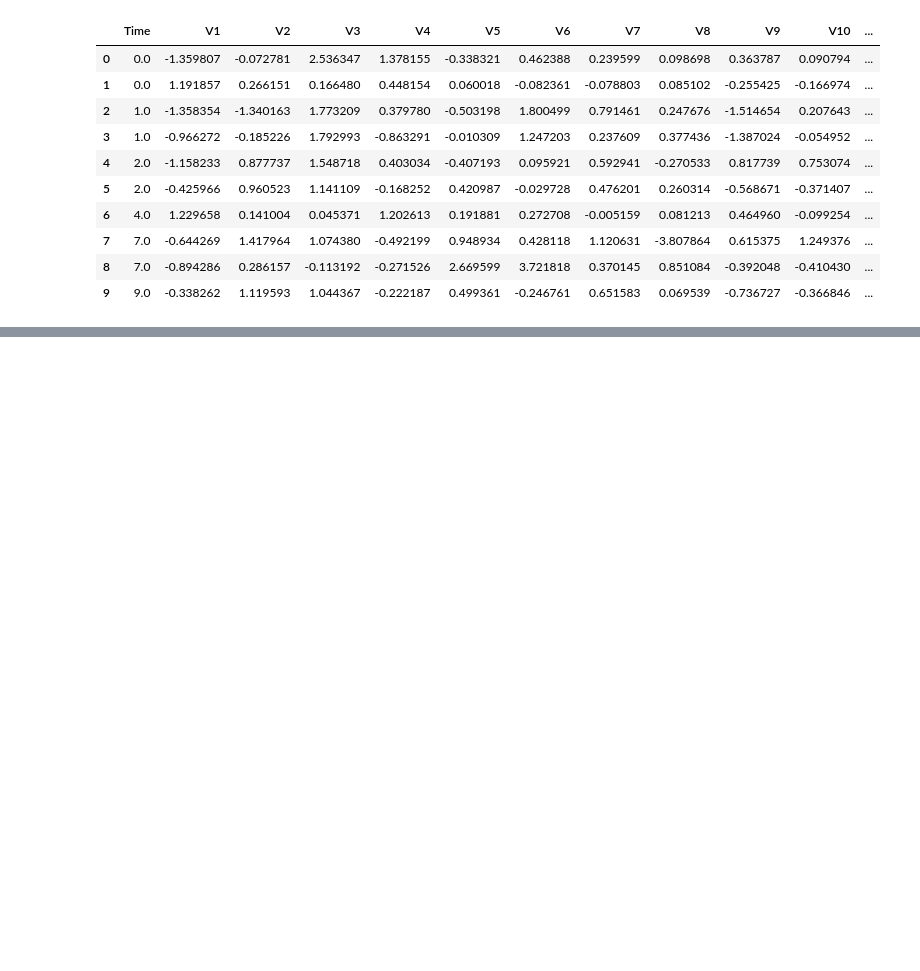
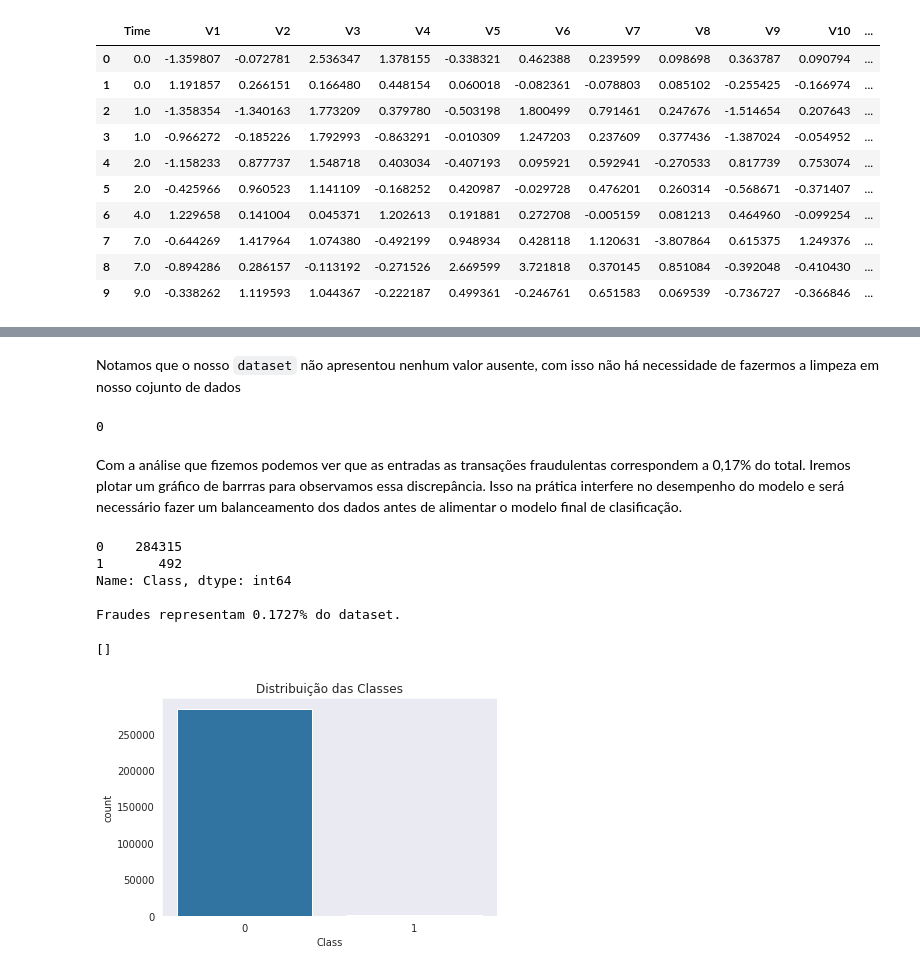
Before and after one commit to marcos-code/Portfolio_DataScience, a Jupyter notebook: Detecção_de_Fraude_em_Cartões_de_Crédito.ipynb, the cells around one changed output, grey strips where cells are left out. Saved outputs shown, nothing was run; the diff lists cells and outputs as text; code cells hidden in the pictures; blank space fills up the shorter version.

```diff
--- a/Detecção_de_Fraude_em_Cartões_de_Crédito.ipynb
+++ b/Detecção_de_Fraude_em_Cartões_de_Crédito.ipynb
@@ -84,0 +110,28 @@ df.head(10)
+# %% [markdown]
+Notamos que o nosso `dataset` não apresentou nenhum valor ausente, com isso não há necessidade de fazermos a limpeza em nosso cojunto de dados
+# %%
+# Vamos verificar se há valores ausente em nosso dataset
+df.isnull().sum().max()
+# %% [output]
+0
+# %% [markdown]
+Com a análise que fizemos podemos ver que as entradas as transações fraudulentas correspondem a 0,17% do total. Iremos plotar um gráfico de barrras para observamos essa discrepância. Isso na prática interfere no desempenho do modelo e será necessário fazer um balanceamento dos dados antes de alimentar o modelo final de clasificação.
+# %%
+# ver o balanceamento das classes
+print(df.Class.value_counts())
+print("\nFraudes representam {:.4f}% do dataset.\n".format((df[df.Class == 1].shape[0] / df.shape[0])*100))
+# %% [output]
+0    284315
+1       492
+Name: Class, dtype: int64
+
+Fraudes representam 0.1727% do dataset.
+# %%
+# plotando gráfico de barras para as Classes
+fig, ax = plt.subplots()
+sns.countplot('Class', data=df, ax=ax)
+ax.set_title('Distribuição das Classes')
+plt.plot()
+# %% [output]
+[]
+[figure, added]
```
Also changed, not shown: parts of 14 cells of this notebook.
